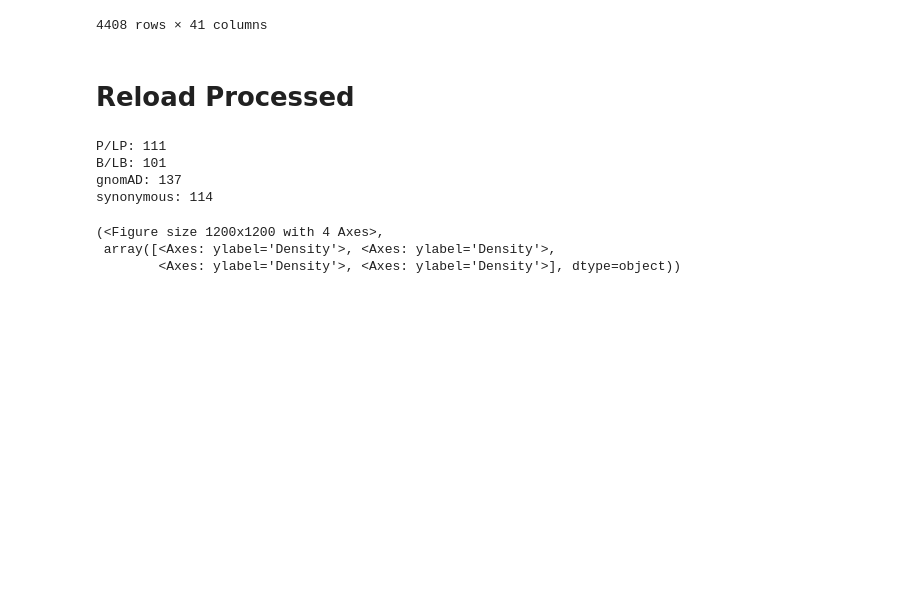
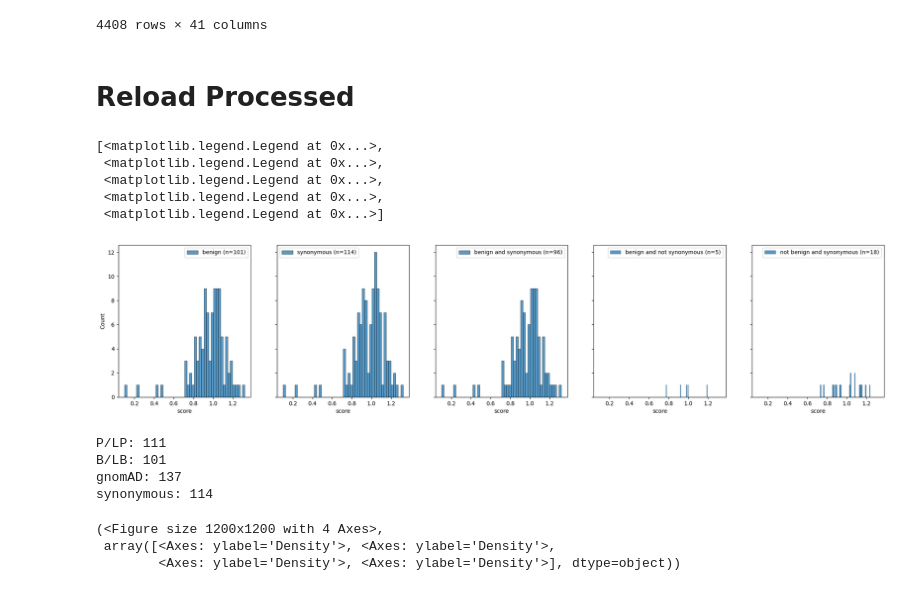
Before and after one commit to Dzeiberg/mave_calibration, a Jupyter notebook: data_processing/mapping_nbs/Matreyek_PTEN_VampSeq.ipynb, the cells around one changed output. Drawn from its saved outputs; the diff is of its cells as text; code cells hidden in the pictures; blank space fills up the shorter version.

```diff
--- a/data_processing/mapping_nbs/Matreyek_PTEN_VampSeq.ipynb
+++ b/data_processing/mapping_nbs/Matreyek_PTEN_VampSeq.ipynb
@@ -128,6 +128,26 @@ def is_gnomAD(r):
 
 def is_synonymous(r):
     return r.synonymous and r.num_p_lp == 0 and r.clinvar_spliceAI_max <= .5
+# %%
+import seaborn as sns
+import matplotlib.pyplot as plt
+fig,ax = plt.subplots(1,5,figsize=(25,5),sharex=True,sharey=True)
+benign_mask = scoreset_processed.apply(is_benign,axis=1)
+synonymous_mask = scoreset_processed.apply(is_synonymous,axis=1)
+nbins=50
+sns.histplot(scoreset_processed.loc[benign_mask,'score'],ax=ax[0],bins=nbins,label=f"benign (n={benign_mask.sum()})")
+sns.histplot(scoreset_processed.loc[synonymous_mask,'score'],ax=ax[1],bins=nbins,label=f"synonymous (n={synonymous_mask.sum()})")
+sns.histplot(scoreset_processed.loc[benign_mask & synonymous_mask,'score'],ax=ax[2],bins=nbins, label=f"benign and synonymous (n={(benign_mask & synonymous_mask).sum()})")
+sns.histplot(scoreset_processed.loc[benign_mask & (~synonymous_mask),'score'],ax=ax[3],bins=nbins, label=f"benign and not synonymous (n={(benign_mask & (~synonymous_mask)).sum()})")
+sns.histplot(scoreset_processed.loc[~benign_mask & synonymous_mask,'score'],ax=ax[4],bins=nbins, label=f"not benign and synonymous (n={(~benign_mask & synonymous_mask).sum()})")
+[ax[i].legend() for i in range(len(ax))]
+# %% [output]
+[<matplotlib.legend.Legend at 0x...>,
+ <matplotlib.legend.Legend at 0x...>,
+ <matplotlib.legend.Legend at 0x...>,
+ <matplotlib.legend.Legend at 0x...>,
+ <matplotlib.legend.Legend at 0x...>]
+[figure, added]
 # %%
 sample_data = {
     "P/LP" : scoreset_processed[scoreset_processed.apply(lambda r: not r.nonsense and is_pathogenic(r),axis=1)],
```
Also changed, not shown: 23 other files.
